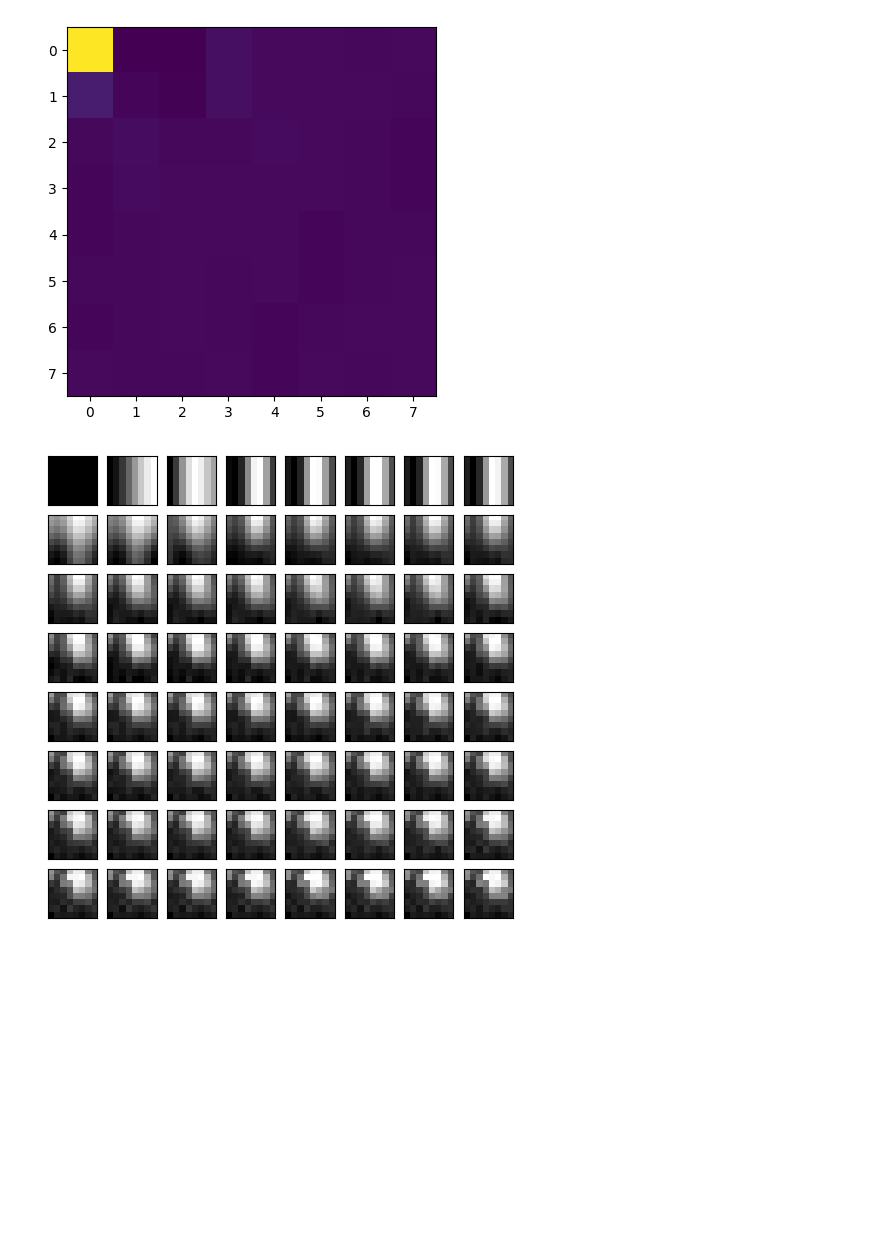
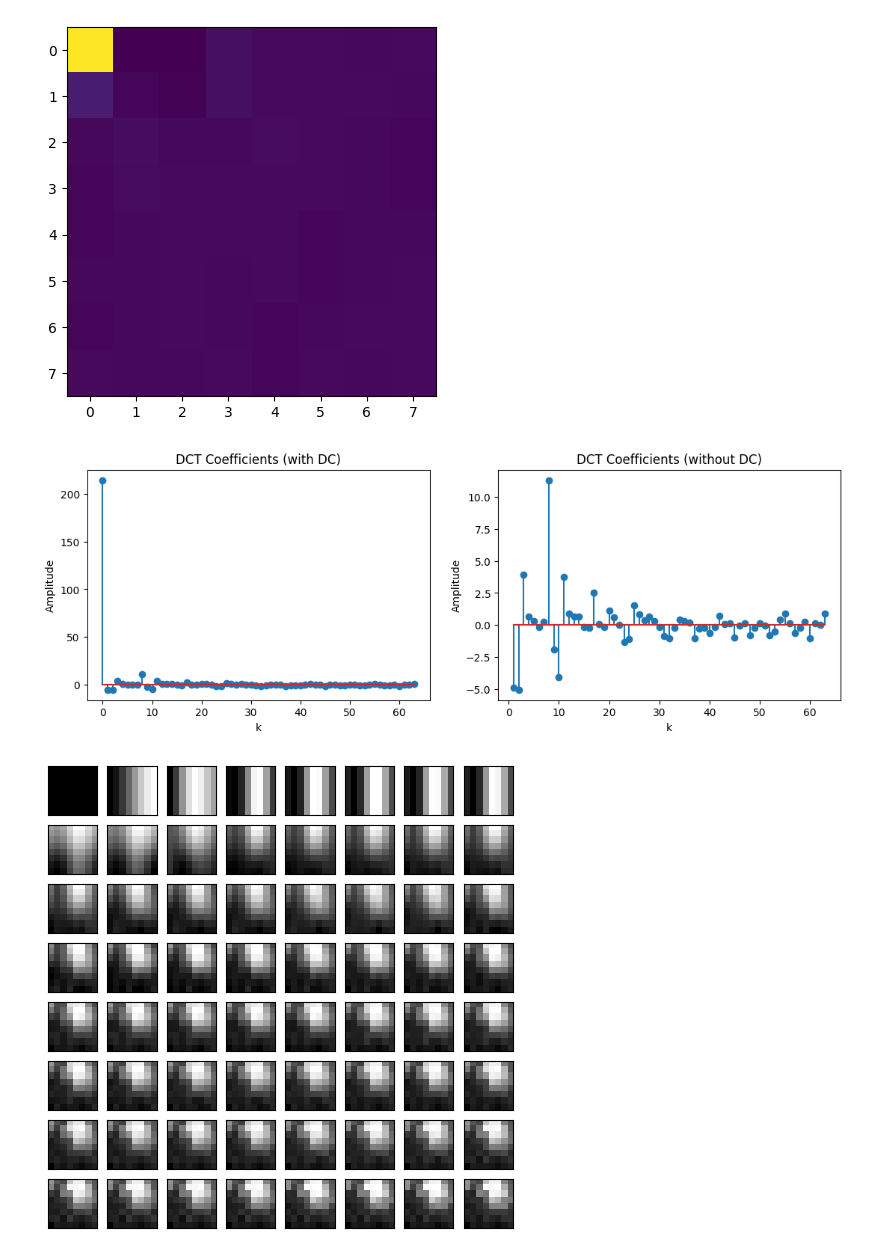
Before and after one commit to araobp/data-science, a Jupyter notebook: RockPaperScissors/DCT and IDCT.ipynb, the cells around one changed output. Saved outputs shown, nothing was run; the diff lists cells and outputs as text; code cells hidden in the pictures; blank space fills up the shorter version.

```diff
--- a/RockPaperScissors/DCT and IDCT.ipynb
+++ b/RockPaperScissors/DCT and IDCT.ipynb
@@ -45,6 +45,19 @@ plt.imshow(dcted_data, cmap='viridis')
 # %% [output]
 <matplotlib.image.AxesImage at 0x...>
 [figure]
+# %%
+fig, ax = plt.subplots(1,2,figsize=(13,4))
+ax[0].stem(dcted_data.flatten())
+ax[0].set_title('DCT Coefficients (with DC)')
+ax[0].set_xlabel('k')
+ax[0].set_ylabel('Amplitude')
+ax[1].stem(np.arange(1,64), dcted_data.flatten()[1:])
+ax[1].set_title('DCT Coefficients (without DC)')
+ax[1].set_xlabel('k')
+ax[1].set_ylabel('Amplitude')
+plt.show()
+# %% [output]
+[figure, added]
 # %%
 fig, axes = plt.subplots(8,8, figsize=(6,6))
 idcted_data = np.zeros([8,8])
```
Also changed, not shown: parts of 8 cells of this notebook.
